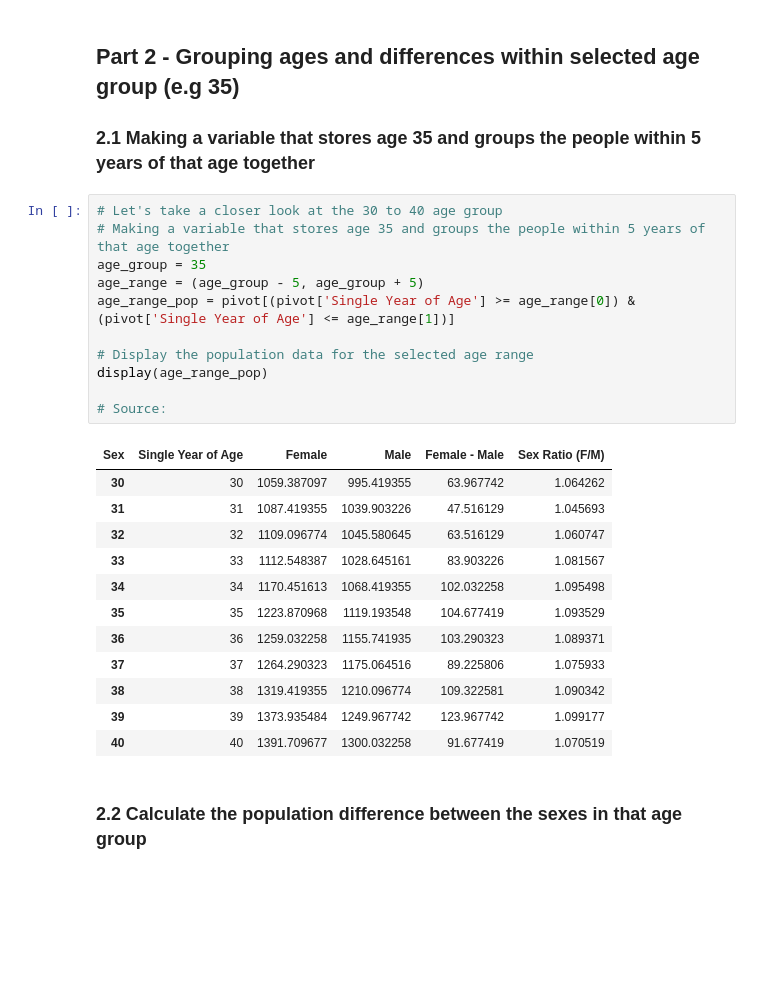
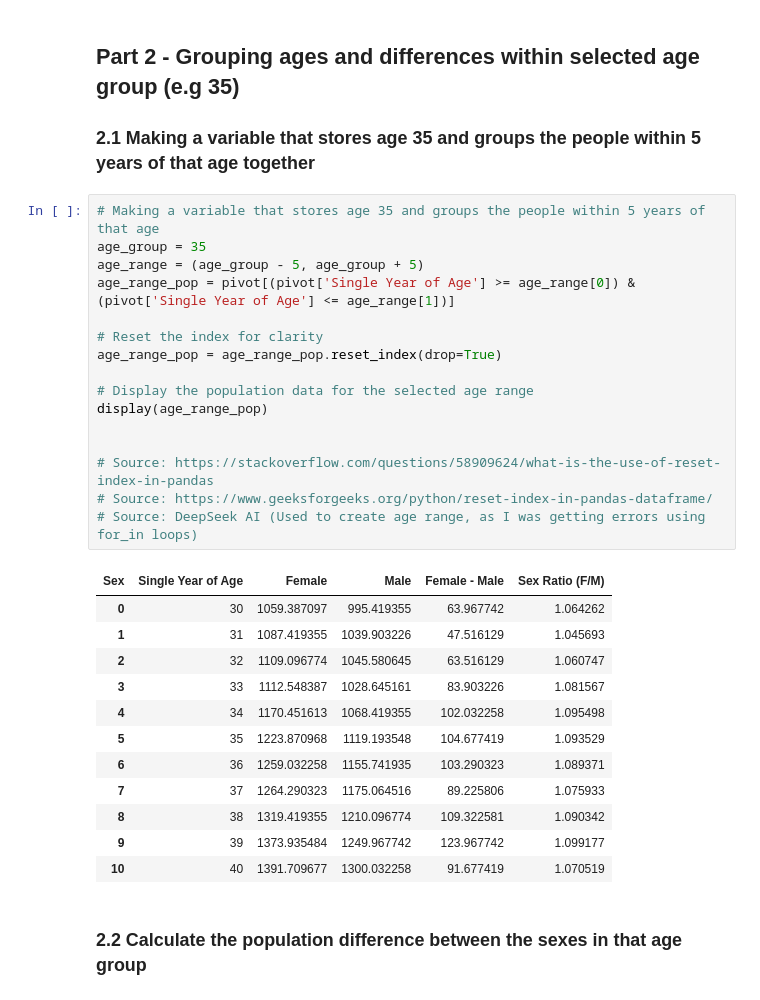
Before and after one commit to marianemcgrath/pfda, a Jupyter notebook: assignment/assignment05_population.ipynb, the cells around one changed output. Drawn from its saved outputs; the diff is of its cells as text; blank space fills up the shorter version.

```diff
--- a/assignment/assignment05_population.ipynb
+++ b/assignment/assignment05_population.ipynb
@@ -182,29 +184,34 @@ display(pivot[['Single Year of Age', 'Male', 'Female', 'Female - Male', 'Sex Rat
 
 ### **2.1 Making a variable that stores age 35 and groups the people within 5 years of that age together**
 # %%
-# Let's take a closer look at the 30 to 40 age group
-# Making a variable that stores age 35 and groups the people within 5 years of that age together
+# Making a variable that stores age 35 and groups the people within 5 years of that age
 age_group = 35
 age_range = (age_group - 5, age_group + 5)
 age_range_pop = pivot[(pivot['Single Year of Age'] >= age_range[0]) & (pivot['Single Year of Age'] <= age_range[1])]
 
+# Reset the index for clarity
+age_range_pop = age_range_pop.reset_index(drop=True)
+
 # Display the population data for the selected age range
 display(age_range_pop)
 
-# Source:
+
+# Source: https://stackoverflow.com/questions/58909624/what-is-the-use-of-reset-index-in-pandas
+# Source: https://www.geeksforgeeks.org/python/reset-index-in-pandas-dataframe/
+# Source: DeepSeek AI (Used to create age range, as I was getting errors using for_in loops)
 # %% [output]
 | Sex | Single Year of Age | Female | Male | Female - Male | Sex Ratio (F/M) |
-| 30 | 30 | 1059.387097 | 995.419355 | 63.967742 | 1.064262 |
-| 31 | 31 | 1087.419355 | 1039.903226 | 47.516129 | 1.045693 |
-| 32 | 32 | 1109.096774 | 1045.580645 | 63.516129 | 1.060747 |
-| 33 | 33 | 1112.548387 | 1028.645161 | 83.903226 | 1.081567 |
-| 34 | 34 | 1170.451613 | 1068.419355 | 102.032258 | 1.095498 |
-| 35 | 35 | 1223.870968 | 1119.193548 | 104.677419 | 1.093529 |
-| 36 | 36 | 1259.032258 | 1155.741935 | 103.290323 | 1.089371 |
-| 37 | 37 | 1264.290323 | 1175.064516 | 89.225806 | 1.075933 |
-| 38 | 38 | 1319.419355 | 1210.096774 | 109.322581 | 1.090342 |
-| 39 | 39 | 1373.935484 | 1249.967742 | 123.967742 | 1.099177 |
-| 40 | 40 | 1391.709677 | 1300.032258 | 91.677419 | 1.070519 |
+| 0 | 30 | 1059.387097 | 995.419355 | 63.967742 | 1.064262 |
+| 1 | 31 | 1087.419355 | 1039.903226 | 47.516129 | 1.045693 |
+| 2 | 32 | 1109.096774 | 1045.580645 | 63.516129 | 1.060747 |
+| 3 | 33 | 1112.548387 | 1028.645161 | 83.903226 | 1.081567 |
+| 4 | 34 | 1170.451613 | 1068.419355 | 102.032258 | 1.095498 |
+| 5 | 35 | 1223.870968 | 1119.193548 | 104.677419 | 1.093529 |
+| 6 | 36 | 1259.032258 | 1155.741935 | 103.290323 | 1.089371 |
+| 7 | 37 | 1264.290323 | 1175.064516 | 89.225806 | 1.075933 |
+| 8 | 38 | 1319.419355 | 1210.096774 | 109.322581 | 1.090342 |
+| 9 | 39 | 1373.935484 | 1249.967742 | 123.967742 | 1.099177 |
+| 10 | 40 | 1391.709677 | 1300.032258 | 91.677419 | 1.070519 |
 # %% [markdown]
 ### **2.2 Calculate the population difference between the sexes in that age group**
 # %%
```
Also changed, not shown: parts of 7 cells of this notebook, 4 other files.
